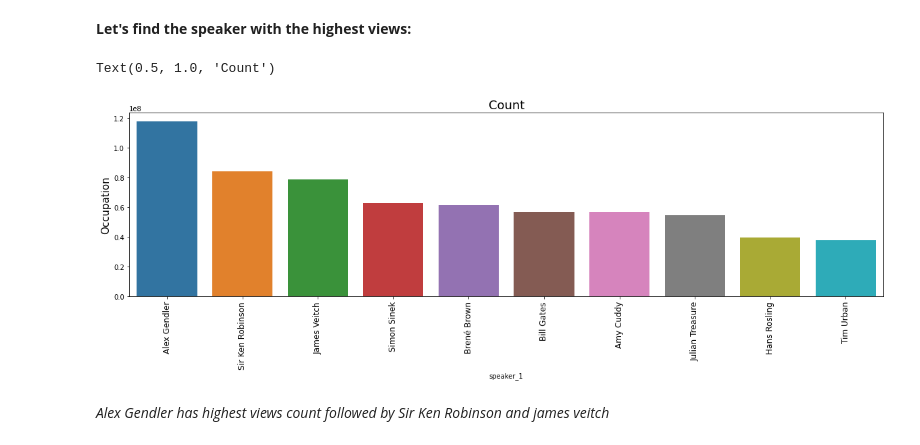
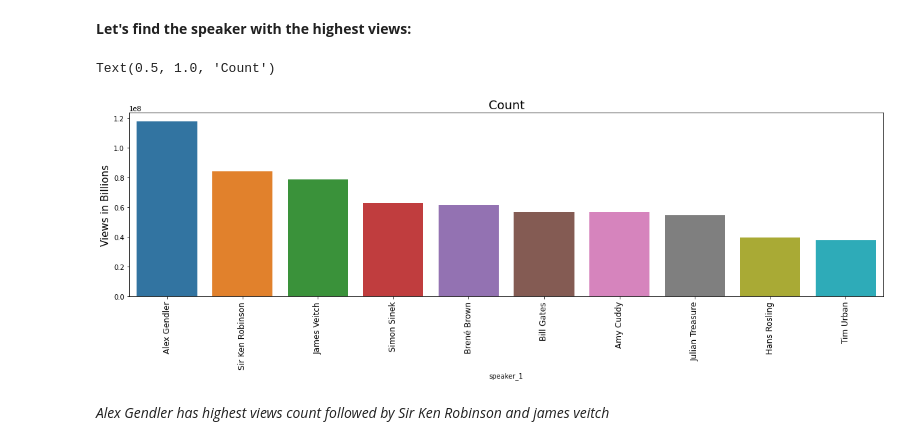
Before and after one commit to paulsoumyadip/ted_talk_views_prediction, a Jupyter notebook: Ted_Talks_Views_Prediction_Regression_Capstone_.ipynb, the cells around one changed output. Drawn from its saved outputs; the diff is of its cells as text; code cells hidden in the pictures.

```diff
--- a/Ted_Talks_Views_Prediction_Regression_Capstone_.ipynb
+++ b/Ted_Talks_Views_Prediction_Regression_Capstone_.ipynb
@@ -334,11 +363,11 @@ df_2 = df_2.sort_values(['views'],ascending = False).reset_index().head(10)
 # %%
 plt.subplots(figsize=(20,5))
 sns.barplot(data= df_2, x='speaker_1',y= 'views')
 plt.xticks(rotation = 90, fontsize=12)
-plt.ylabel('Occupation',fontsize = 15)
+plt.ylabel('Views in Billions',fontsize = 15)
 plt.title('Count',fontsize = 18)
 # %% [output]
 Text(0.5, 1.0, 'Count')
-[figure, old version]
+[figure, new version]
 # %% [markdown]
 *Alex Gendler has highest views count followed by Sir Ken Robinson and james veitch*
```
Also changed, not shown: parts of 38 cells of this notebook.
